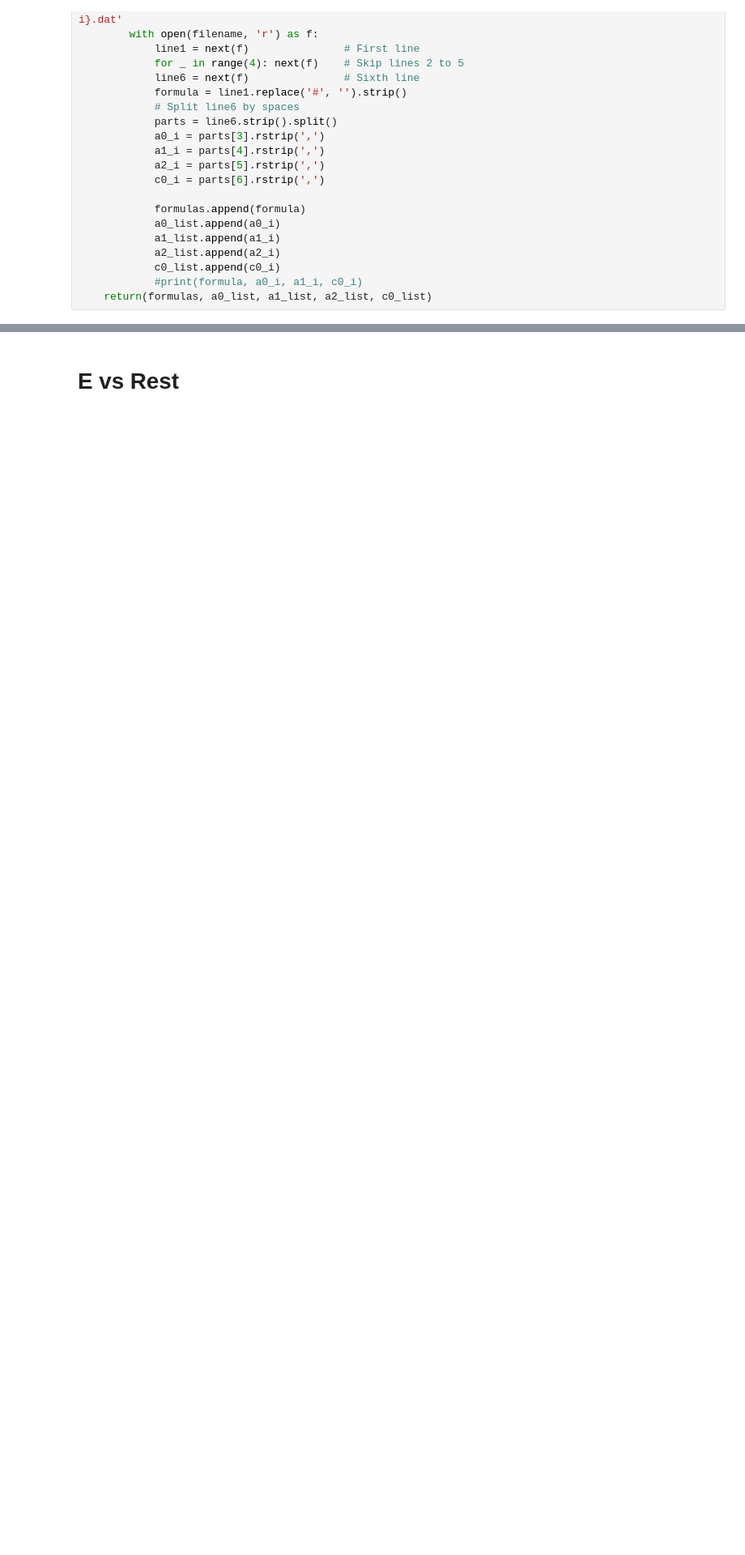
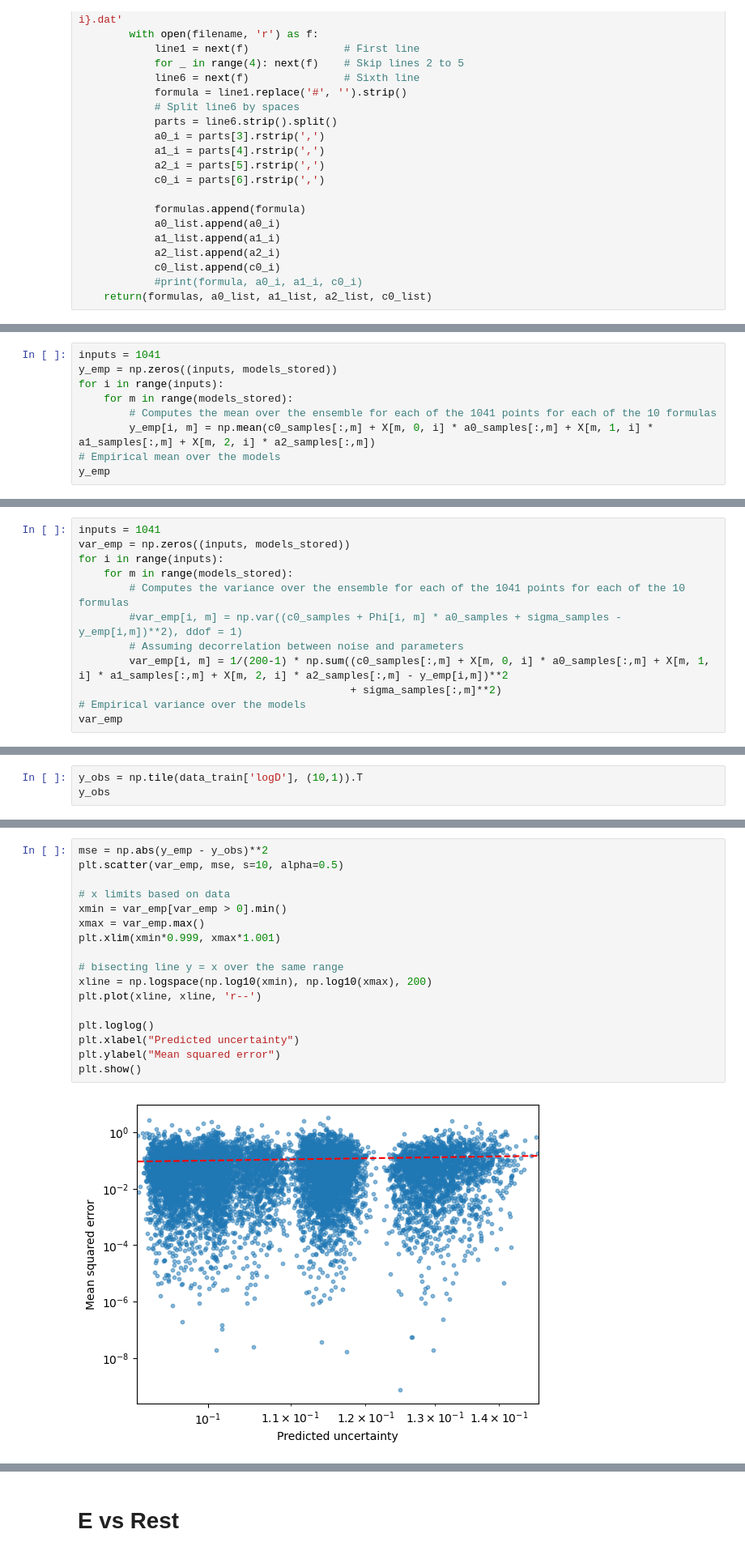
Before and after one commit to PaulD273/Symbolic-regression, a Jupyter notebook: Na/desc_dim_norm.ipynb, the cells around one changed output, grey strips where cells are left out. Shown at 81% size. Saved outputs shown, nothing was run; the diff lists cells and outputs as text; blank space fills up the shorter version.

```diff
--- a/Na/desc_dim_norm.ipynb
+++ b/Na/desc_dim_norm.ipynb
@@ -263,0 +616,9 @@ extract_dd3()
+# %%
+inputs = 1041
+y_emp = np.zeros((inputs, models_stored))
+for i in range(inputs):
+    for m in range(models_stored):
+        # Computes the mean over the ensemble for each of the 1041 points for each of the 10 formulas
+        y_emp[i, m] = np.mean(c0_samples[:,m] + X[m, 0, i] * a0_samples[:,m] + X[m, 1, i] * a1_samples[:,m] + X[m, 2, i] * a2_samples[:,m])
+# Empirical mean over the models
+y_emp
@@ -263,0 +639,12 @@ extract_dd3()
+# %%
+inputs = 1041
+var_emp = np.zeros((inputs, models_stored))
+for i in range(inputs):
+    for m in range(models_stored):
+        # Computes the variance over the ensemble for each of the 1041 points for each of the 10 formulas
+        #var_emp[i, m] = np.var((c0_samples + Phi[i, m] * a0_samples + sigma_samples - y_emp[i,m])**2), ddof = 1)
+        # Assuming decorrelation between noise and parameters
+        var_emp[i, m] = 1/(200-1) * np.sum((c0_samples[:,m] + X[m, 0, i] * a0_samples[:,m] + X[m, 1, i] * a1_samples[:,m] + X[m, 2, i] * a2_samples[:,m] - y_emp[i,m])**2
+                                           + sigma_samples[:,m]**2)
+# Empirical variance over the models
+var_emp
@@ -263,0 +665,3 @@ extract_dd3()
+# %%
+y_obs = np.tile(data_train['logD'], (10,1)).T
+y_obs
@@ -263,0 +689,19 @@ extract_dd3()
+# %%
+mse = np.abs(y_emp - y_obs)**2
+plt.scatter(var_emp, mse, s=10, alpha=0.5)
+
+# x limits based on data
+xmin = var_emp[var_emp > 0].min()
+xmax = var_emp.max()
+plt.xlim(xmin*0.999, xmax*1.001)
+
+# bisecting line y = x over the same range
+xline = np.logspace(np.log10(xmin), np.log10(xmax), 200)
+plt.plot(xline, xline, 'r--')
+
+plt.loglog()
+plt.xlabel("Predicted uncertainty")
+plt.ylabel("Mean squared error")
+plt.show()
+# %% [output]
+[figure, added]
```
Also changed, not shown: parts of 53 cells of this notebook, 42 other files.
